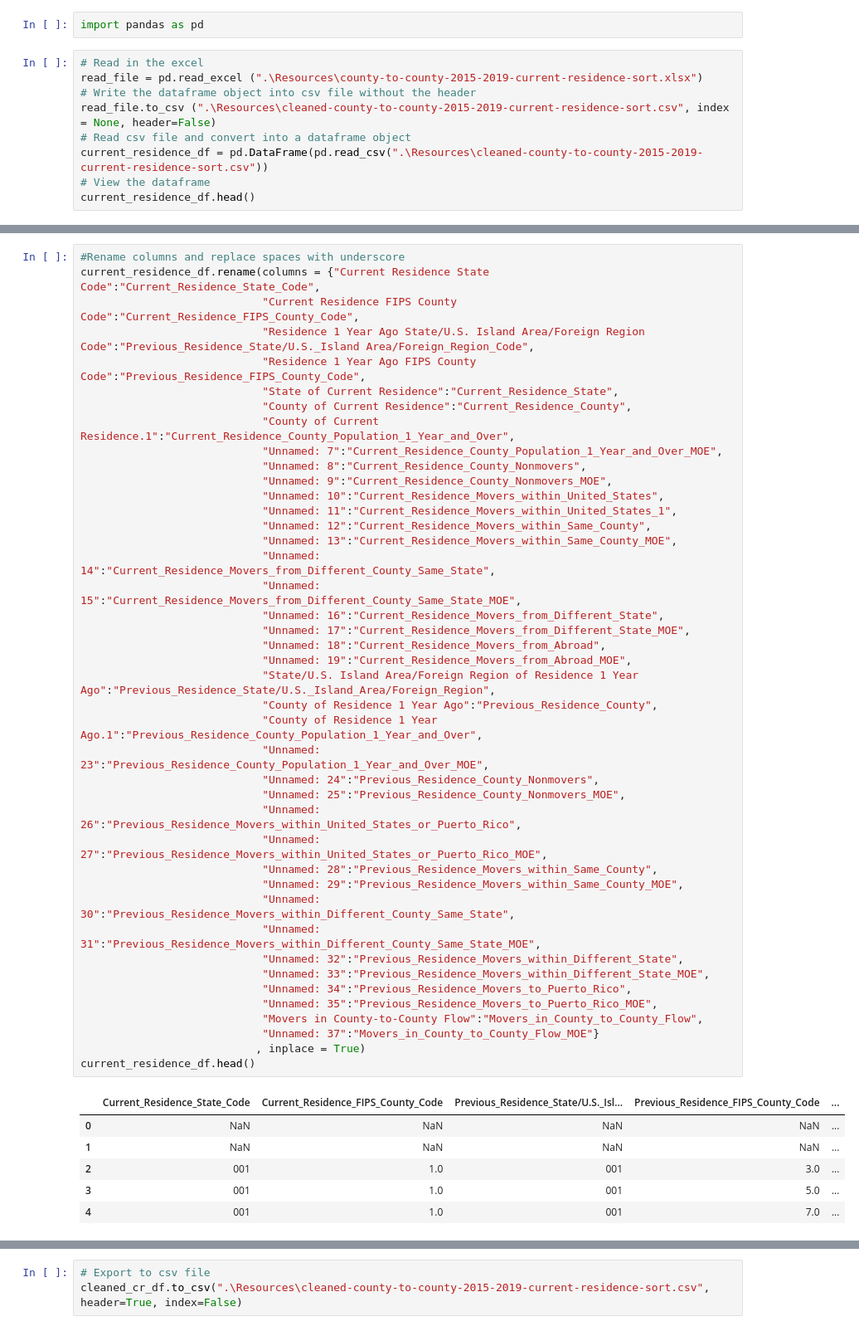
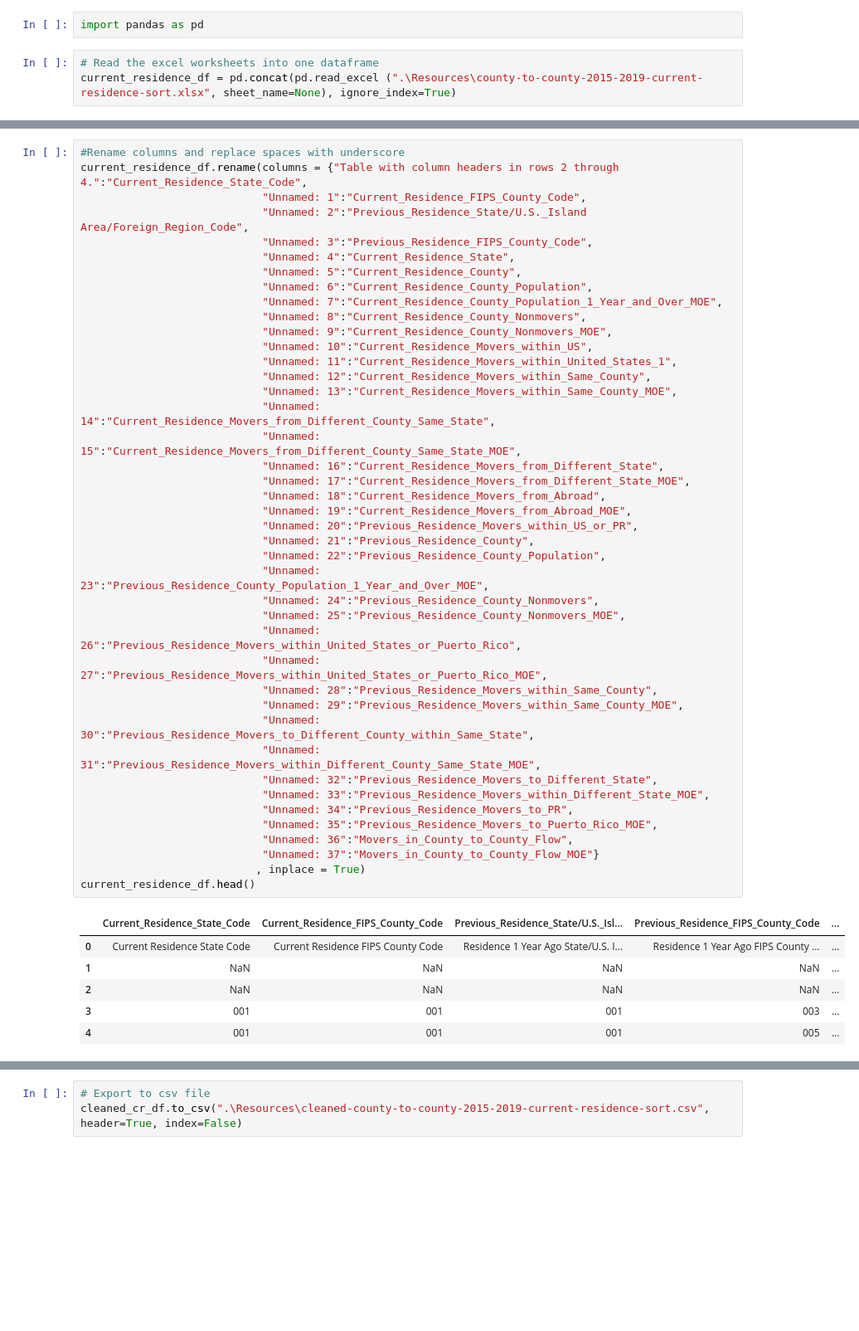
Before and after one commit to Bhargavi-ng/Migration_and_Housing, a Jupyter notebook: current_residence_county_CleanUp.ipynb, the cells around one changed output, grey strips where cells are left out. Shown at 83% size. Saved outputs shown, nothing was run; the diff lists cells and outputs as text; blank space fills up the shorter version.

Commit message:
Fixed issue - read all tabs in the excel and relabeled column names per feedback.

```diff
--- a/current_residence_county_CleanUp.ipynb
+++ b/current_residence_county_CleanUp.ipynb
@@ -1,11 +1,5 @@
 # %%
 import pandas as pd
 # %%
-# Read in the excel
-read_file = pd.read_excel (".\Resources\county-to-county-2015-2019-current-residence-sort.xlsx")
-# Write the dataframe object into csv file without the header
-read_file.to_csv (".\Resources\cleaned-county-to-county-2015-2019-current-residence-sort.csv", index = None, header=False)
-# Read csv file and convert into a dataframe object
-current_residence_df = pd.DataFrame(pd.read_csv(".\Resources\cleaned-county-to-county-2015-2019-current-residence-sort.csv"))
-# View the dataframe
-current_residence_df.head()
+# Read the excel worksheets into one dataframe
+current_residence_df = pd.concat(pd.read_excel (".\Resources\county-to-county-2015-2019-current-residence-sort.xlsx", sheet_name=None), ignore_index=True)
@@ -40,53 +58,53 @@ list(current_residence_df.columns.values)
  'Unnamed: 37']
 # %%
 #Rename columns and replace spaces with underscore
-current_residence_df.rename(columns = {"Current Residence State Code":"Current_Residence_State_Code",
-                            "Current Residence FIPS County Code":"Current_Residence_FIPS_County_Code",
-                            "Residence 1 Year Ago State/U.S. Island Area/Foreign Region Code":"Previous_Residence_State/U.S._Island Area/Foreign_Region_Code",
-                            "Residence 1 Year Ago FIPS County Code":"Previous_Residence_FIPS_County_Code",
-                            "State of Current Residence":"Current_Residence_State",
-                            "County of Current Residence":"Current_Residence_County",
-                            "County of Current Residence.1":"Current_Residence_County_Population_1_Year_and_Over",
+current_residence_df.rename(columns = {"Table with column headers in rows 2 through 4.":"Current_Residence_State_Code",
+                            "Unnamed: 1":"Current_Residence_FIPS_County_Code",
+                            "Unnamed: 2":"Previous_Residence_State/U.S._Island Area/Foreign_Region_Code",
+                            "Unnamed: 3":"Previous_Residence_FIPS_County_Code",
+                            "Unnamed: 4":"Current_Residence_State",
+                            "Unnamed: 5":"Current_Residence_County",
+                            "Unnamed: 6":"Current_Residence_County_Population",
                             "Unnamed: 7":"Current_Residence_County_Population_1_Year_and_Over_MOE",
                             "Unnamed: 8":"Current_Residence_County_Nonmovers",
                             "Unnamed: 9":"Current_Residence_County_Nonmovers_MOE",
-                            "Unnamed: 10":"Current_Residence_Movers_within_United_States",
+                            "Unnamed: 10":"Current_Residence_Movers_within_US",
                             "Unnamed: 11":"Current_Residence_Movers_within_United_States_1",
                             "Unnamed: 12":"Current_Residence_Movers_within_Same_County",
                             "Unnamed: 13":"Current_Residence_Movers_within_Same_County_MOE",
                             "Unnamed: 14":"Current_Residence_Movers_from_Different_County_Same_State",
                             "Unnamed: 15":"Current_Residence_Movers_from_Different_County_Same_State_MOE",
                             "Unnamed: 16":"Current_Residence_Movers_from_Different_State",
                             "Unnamed: 17":"Current_Residence_Movers_from_Different_State_MOE",
                             "Unnamed: 18":"Current_Residence_Movers_from_Abroad",
                             "Unnamed: 19":"Current_Residence_Movers_from_Abroad_MOE",
-                            "State/U.S. Island Area/Foreign Region of Residence 1 Year Ago":"Previous_Residence_State/U.S._Island_Area/Foreign_Region",
-                            "County of Residence 1 Year Ago":"Previous_Residence_County",
-                            "County of Residence 1 Year Ago.1":"Previous_Residence_County_Population_1_Year_and_Over",
+                            "Unnamed: 20":"Previous_Residence_Movers_within_US_or_PR",
+                            "Unnamed: 21":"Previous_Residence_County",
+                            "Unnamed: 22":"Previous_Residence_County_Population",
                             "Unnamed: 23":"Previous_Residence_County_Population_1_Year_and_Over_MOE",
                             "Unnamed: 24":"Previous_Residence_County_Nonmovers",
                             "Unnamed: 25":"Previous_Residence_County_Nonmovers_MOE",
                             "Unnamed: 26":"Previous_Residence_Movers_within_United_States_or_Puerto_Rico",
                             "Unnamed: 27":"Previous_Residence_Movers_within_United_States_or_Puerto_Rico_MOE",
                             "Unnamed: 28":"Previous_Residence_Movers_within_Same_County",
                             "Unnamed: 29":"Previous_Residence_Movers_within_Same_County_MOE",
-                            "Unnamed: 30":"Previous_Residence_Movers_within_Different_County_Same_State",
+                            "Unnamed: 30":"Previous_Residence_Movers_to_Different_County_within_Same_State",
                             "Unnamed: 31":"Previous_Residence_Movers_within_Different_County_Same_State_MOE",
-                            "Unnamed: 32":"Previous_Residence_Movers_within_Different_State",
+                            "Unnamed: 32":"Previous_Residence_Movers_to_Different_State",
                             "Unnamed: 33":"Previous_Residence_Movers_within_Different_State_MOE",
-                            "Unnamed: 34":"Previous_Residence_Movers_to_Puerto_Rico",
+                            "Unnamed: 34":"Previous_Residence_Movers_to_PR",
                             "Unnamed: 35":"Previous_Residence_Movers_to_Puerto_Rico_MOE",
-                            "Movers in County-to-County Flow":"Movers_in_County_to_County_Flow",
+                            "Unnamed: 36":"Movers_in_County_to_County_Flow",
                             "Unnamed: 37":"Movers_in_County_to_County_Flow_MOE"}
                            , inplace = True)
 current_residence_df.head()
 # %% [output]
 |  | Current_Residence_State_Code | Current_Residence_FIPS_County_Code | Previous_Residence_State/U.S._Isl... | Previous_Residence_FIPS_County_Code | ... |
-| 0 | NaN | NaN | NaN | NaN | ... |
+| 0 | Current Residence State Code | Current Residence FIPS County Code | Residence 1 Year Ago State/U.S. I... | Residence 1 Year Ago FIPS County ... | ... |
 | 1 | NaN | NaN | NaN | NaN | ... |
-| 2 | 001 | 1.0 | 001 | 3.0 | ... |
-| 3 | 001 | 1.0 | 001 | 5.0 | ... |
-| 4 | 001 | 1.0 | 001 | 7.0 | ... |
+| 2 | NaN | NaN | NaN | NaN | ... |
+| 3 | 001 | 001 | 001 | 003 | ... |
+| 4 | 001 | 001 | 001 | 005 | ... |
 5 rows × 38 columns
 # %%
 # Dropping first two rows and re-indexing
```
Also changed, not shown: parts of 12 cells of this notebook, 1 other file.
